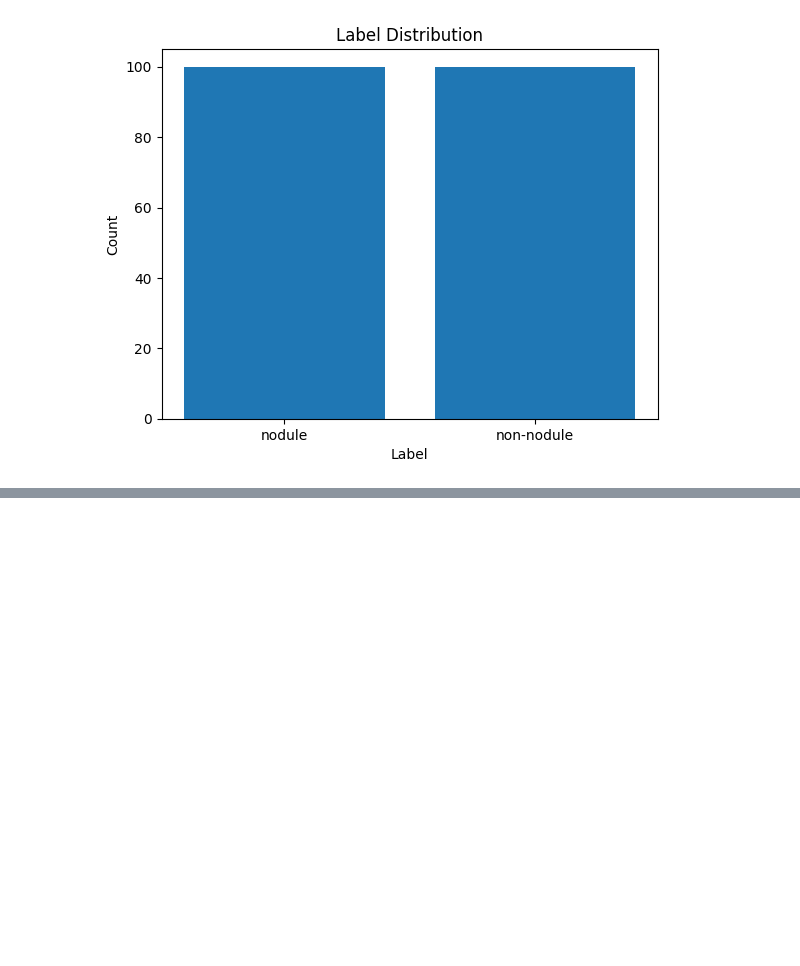
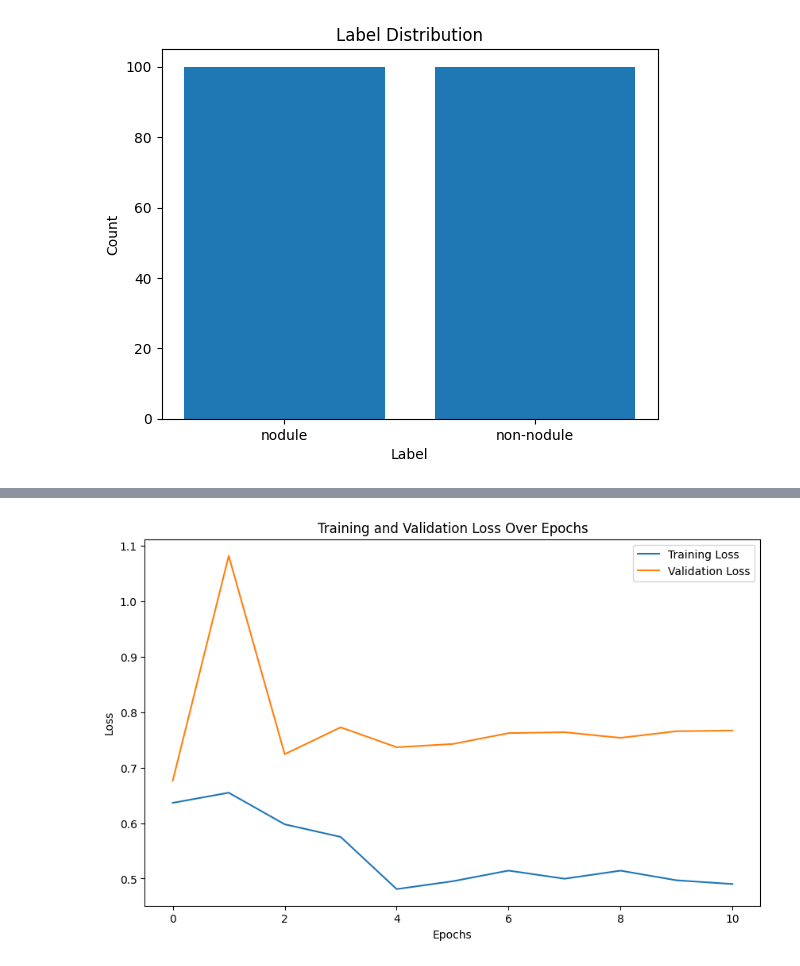
Before and after one commit to DominikHahn1407/Masterarbeit, a Jupyter notebook: Final Models/2dcnn_coarse.ipynb, the cells around one changed output, grey strips where cells are left out. Cells and saved outputs as stored; diff of their text form; code cells hidden in the pictures; blank space fills up the shorter version.

```diff
--- a/Final Models/2dcnn_coarse.ipynb
+++ b/Final Models/2dcnn_coarse.ipynb
@@ -81,4 +90,8 @@ Epoch 9/30 ----- Loss: 0.4140, Accuracy: 81.88%
 Early stopping triggered
+# %%
+model.plot_loss()
+# %% [output]
+[figure, added]
 # %%
 checkpoint = torch.load(f"weights/{model_name}.pt", weights_only=False)
 model.model.load_state_dict(checkpoint['model_state_dict'])
```
Also changed, not shown: parts of 5 cells of this notebook, 1 other file.
